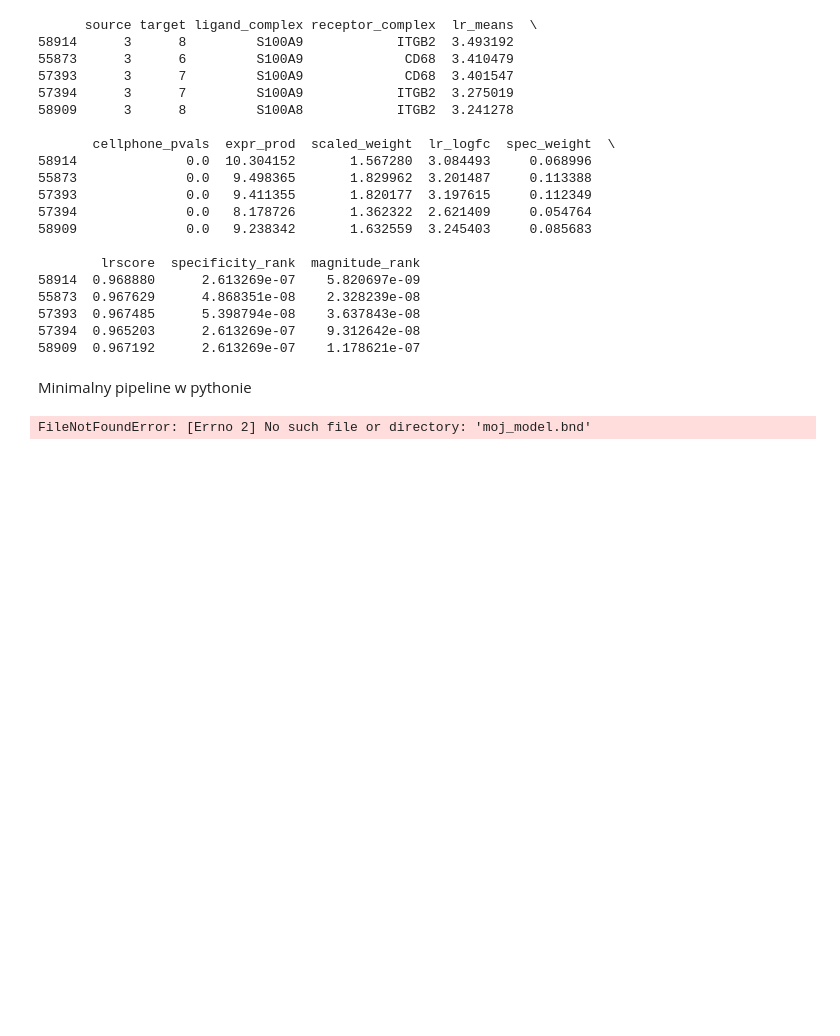
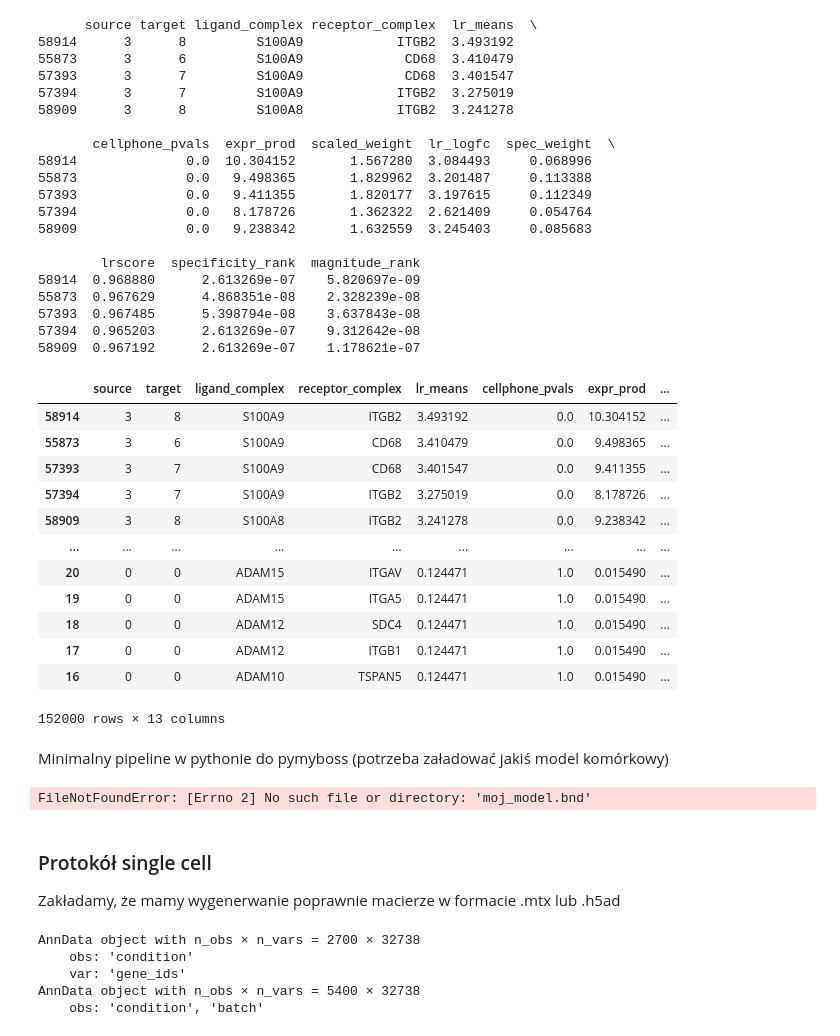
Before and after one commit to maxi7524/project_computational_biology_initial_conditions_pymyboss, a Jupyter notebook: notebooks/initial_tests/check_library.ipynb, the cells around one changed output. Cells and saved outputs as stored; diff of their text form; code cells hidden in the pictures; blank space fills up the shorter version.

```diff
--- a/notebooks/initial_tests/check_library.ipynb
+++ b/notebooks/initial_tests/check_library.ipynb
@@ -77,8 +79,24 @@ For example, when doing 'df[col].method(value, inplace=True)', try using 'df.met
 57393  0.967485      5.398794e-08    3.637843e-08
 57394  0.965203      2.613269e-07    9.312642e-08
 58909  0.967192      2.613269e-07    1.178621e-07
+# %%
+ccc_results
+# %% [output]
+|  | source | target | ligand_complex | receptor_complex | lr_means | cellphone_pvals | expr_prod | ... |
+| 58914 | 3 | 8 | S100A9 | ITGB2 | 3.493192 | 0.0 | 10.304152 | ... |
+| 55873 | 3 | 6 | S100A9 | CD68 | 3.410479 | 0.0 | 9.498365 | ... |
+| 57393 | 3 | 7 | S100A9 | CD68 | 3.401547 | 0.0 | 9.411355 | ... |
+| 57394 | 3 | 7 | S100A9 | ITGB2 | 3.275019 | 0.0 | 8.178726 | ... |
+| 58909 | 3 | 8 | S100A8 | ITGB2 | 3.241278 | 0.0 | 9.238342 | ... |
+| ... | ... | ... | ... | ... | ... | ... | ... | ... |
+| 20 | 0 | 0 | ADAM15 | ITGAV | 0.124471 | 1.0 | 0.015490 | ... |
+| 19 | 0 | 0 | ADAM15 | ITGA5 | 0.124471 | 1.0 | 0.015490 | ... |
+| 18 | 0 | 0 | ADAM12 | SDC4 | 0.124471 | 1.0 | 0.015490 | ... |
+| 17 | 0 | 0 | ADAM12 | ITGB1 | 0.124471 | 1.0 | 0.015490 | ... |
+| 16 | 0 | 0 | ADAM10 | TSPAN5 | 0.124471 | 1.0 | 0.015490 | ... |
+152000 rows × 13 columns
 # %% [markdown]
-Minimalny pipeline w pythonie
+Minimalny pipeline w pythonie do pymyboss (potrzeba załadować jakiś model komórkowy)
 # %%
 import maboss
 import pandas as pd
@@ -120,3 +138,44 @@ for t, external_signal in enumerate(time_series_environment):
     print("Symulacja kroku zakończona. Komórka zaadaptowała się do nowego środowiska.")
 # %% [output]
 FileNotFoundError: [Errno 2] No such file or directory: 'moj_model.bnd'
+# %% [markdown]
+### Protokół single cell
+
+Zakładamy, że mamy wygenerwanie poprawnie macierze w formacie .mtx lub .h5ad
+# %%
+# ----- Łączenie danych ----- #
+
+import scanpy as sc
+import scipy.sparse as sp
+import anndata as ad
+import numpy as np
+# # W rzeczywistości wczytujemy dane z dysku np.:
+# adata_ctrl = sc.read_10x_mtx('data/control/')
+# adata_stim = sc.read_10x_mtx('data/stimulated/')
+
+# Na potrzeby naszego ćwiczenia użyjemy wbudowanego zbioru i go podzielimy/zmodyfikujemy
+adata_ctrl = sc.datasets.pbmc3k()
+adata_ctrl.obs['condition'] = 'Control'
+
+# Tworzymy "sztuczną" drugą próbę (np. po stymulacji lekami)
+adata_stim = sc.datasets.pbmc3k()
+adata_stim.obs['condition'] = 'Stimulated'
+# Sztuczna zmiana dla zilustrowania zróżnic w późniejszych analizach
+# UWAGA: tutaj mamy specjalny format rzadkich macierzy
+adata_stim.X = sp.csr_matrix(adata_stim.X.multiply(np.random.uniform(0.8, 1.2, size=adata_stim.X.shape)))
+
+
+# ŁĄCZENIE (Concatenation) - to najważniejszy krok przy wielu próbach
+# outer join zapewnia, że jeśli w jednej próbie gen nie uległ ekspresji, zostanie wypełniony zerami
+adata = ad.concat([adata_ctrl, adata_stim], label='batch', keys=['ctrl', 'stim'], join='outer')
+adata.obs_names_make_unique() # Zabezpieczenie przed dublowaniem się kodów kreskowych komórek
+
+print(adata_ctrl)
+print(adata)
+# Zobaczysz wymiary: n_cells x n_genes oraz zmienne w adata.obs: 'condition', 'batch'
+# %% [output]
+AnnData object with n_obs × n_vars = 2700 × 32738
+    obs: 'condition'
+    var: 'gene_ids'
+AnnData object with n_obs × n_vars = 5400 × 32738
+    obs: 'condition', 'batch'
```
Also changed, not shown: parts of 6 cells of this notebook.
